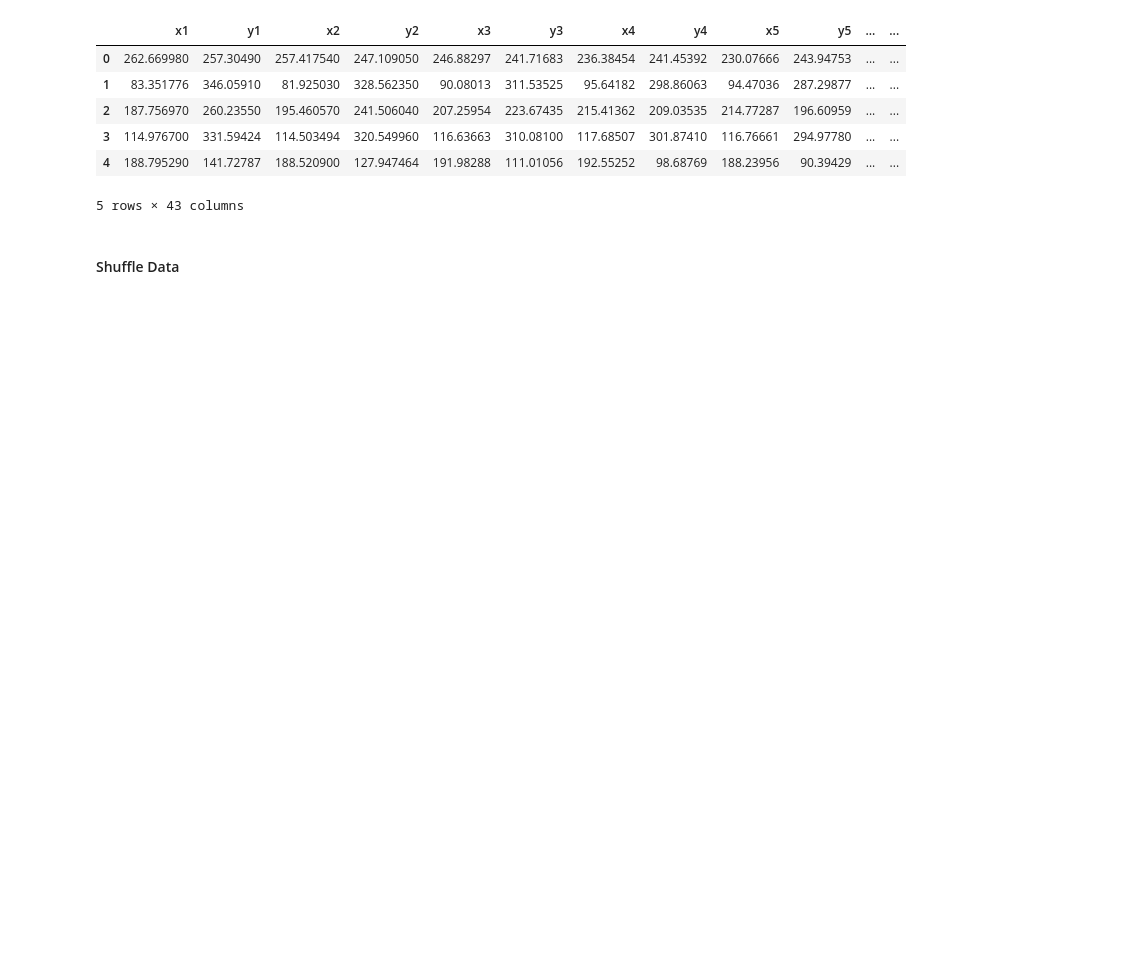
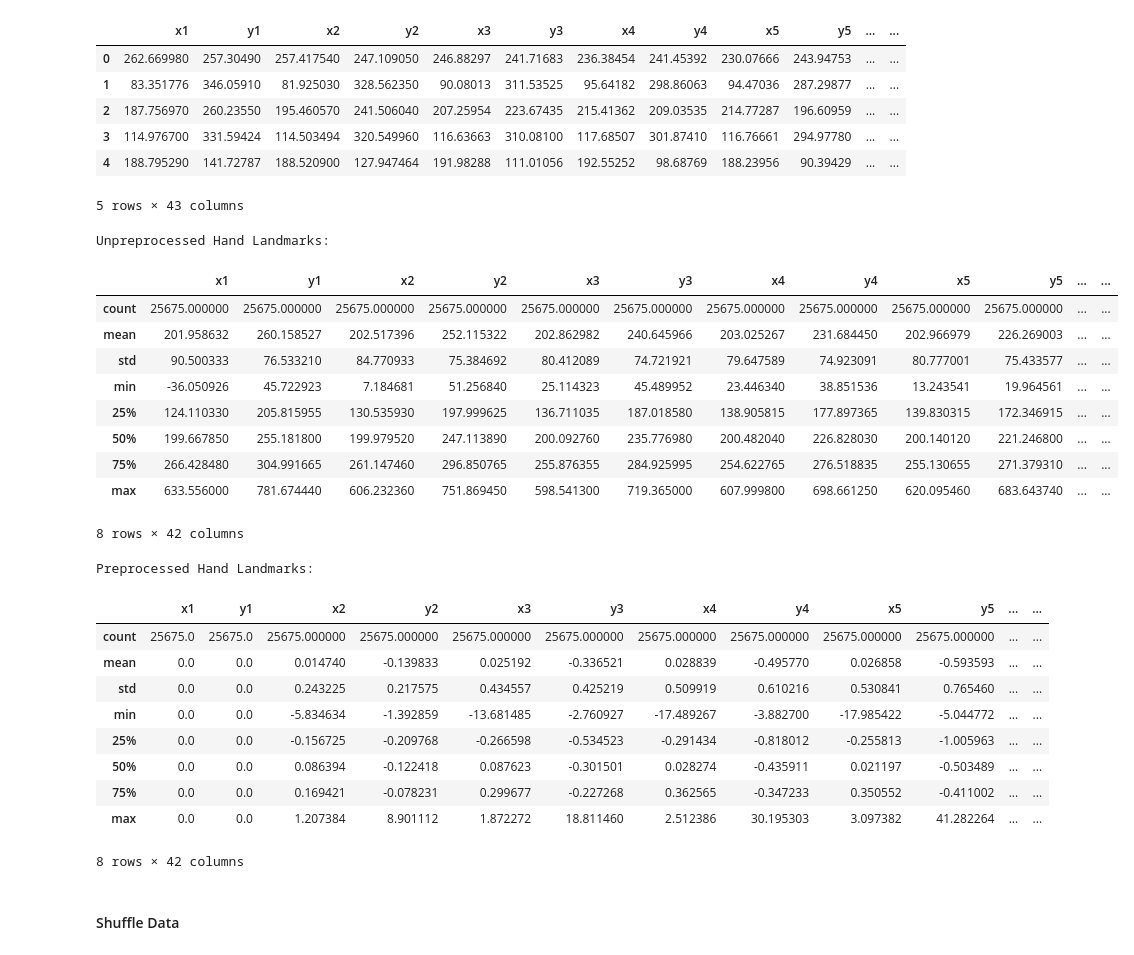
Before and after one commit to Aliha7ish/Hand_Landmarks_Detection, a Jupyter notebook: experiments/experiment_EDA_notebook.ipynb, the cells around one changed output. Saved outputs shown, nothing was run; the diff lists cells and outputs as text; code cells hidden in the pictures; blank space fills up the shorter version.

```diff
--- a/experiments/experiment_EDA_notebook.ipynb
+++ b/experiments/experiment_EDA_notebook.ipynb
@@ -159,6 +161,35 @@ df_no_z.head()
 | 3 | 114.976700 | 331.59424 | 114.503494 | 320.549960 | 116.63663 | 310.08100 | 117.68507 | 301.87410 | 116.76661 | 294.97780 | ... | ... |
 | 4 | 188.795290 | 141.72787 | 188.520900 | 127.947464 | 191.98288 | 111.01056 | 192.55252 | 98.68769 | 188.23956 | 90.39429 | ... | ... |
 5 rows × 43 columns
+# %%
+df_processed = preprocess_landmarks(df_no_z)
+print(f"Unpreprocessed Hand Landmarks:")
+display(df_no_z.describe())
+print(f"\nPreprocessed Hand Landmarks:")
+display(df_processed.describe())
+# %% [output]
+Unpreprocessed Hand Landmarks:
+|  | x1 | y1 | x2 | y2 | x3 | y3 | x4 | y4 | x5 | y5 | ... | ... |
+| count | 25675.000000 | 25675.000000 | 25675.000000 | 25675.000000 | 25675.000000 | 25675.000000 | 25675.000000 | 25675.000000 | 25675.000000 | 25675.000000 | ... | ... |
+| mean | 201.958632 | 260.158527 | 202.517396 | 252.115322 | 202.862982 | 240.645966 | 203.025267 | 231.684450 | 202.966979 | 226.269003 | ... | ... |
+| std | 90.500333 | 76.533210 | 84.770933 | 75.384692 | 80.412089 | 74.721921 | 79.647589 | 74.923091 | 80.777001 | 75.433577 | ... | ... |
+| min | -36.050926 | 45.722923 | 7.184681 | 51.256840 | 25.114323 | 45.489952 | 23.446340 | 38.851536 | 13.243541 | 19.964561 | ... | ... |
+| 25% | 124.110330 | 205.815955 | 130.535930 | 197.999625 | 136.711035 | 187.018580 | 138.905815 | 177.897365 | 139.830315 | 172.346915 | ... | ... |
+| 50% | 199.667850 | 255.181800 | 199.979520 | 247.113890 | 200.092760 | 235.776980 | 200.482040 | 226.828030 | 200.140120 | 221.246800 | ... | ... |
+| 75% | 266.428480 | 304.991665 | 261.147460 | 296.850765 | 255.876355 | 284.925995 | 254.622765 | 276.518835 | 255.130655 | 271.379310 | ... | ... |
+| max | 633.556000 | 781.674440 | 606.232360 | 751.869450 | 598.541300 | 719.365000 | 607.999800 | 698.661250 | 620.095460 | 683.643740 | ... | ... |
+8 rows × 42 columns
+Preprocessed Hand Landmarks:
+|  | x1 | y1 | x2 | y2 | x3 | y3 | x4 | y4 | x5 | y5 | ... | ... |
+| count | 25675.0 | 25675.0 | 25675.000000 | 25675.000000 | 25675.000000 | 25675.000000 | 25675.000000 | 25675.000000 | 25675.000000 | 25675.000000 | ... | ... |
+| mean | 0.0 | 0.0 | 0.014740 | -0.139833 | 0.025192 | -0.336521 | 0.028839 | -0.495770 | 0.026858 | -0.593593 | ... | ... |
+| std | 0.0 | 0.0 | 0.243225 | 0.217575 | 0.434557 | 0.425219 | 0.509919 | 0.610216 | 0.530841 | 0.765460 | ... | ... |
+| min | 0.0 | 0.0 | -5.834634 | -1.392859 | -13.681485 | -2.760927 | -17.489267 | -3.882700 | -17.985422 | -5.044772 | ... | ... |
+| 25% | 0.0 | 0.0 | -0.156725 | -0.209768 | -0.266598 | -0.534523 | -0.291434 | -0.818012 | -0.255813 | -1.005963 | ... | ... |
+| 50% | 0.0 | 0.0 | 0.086394 | -0.122418 | 0.087623 | -0.301501 | 0.028274 | -0.435911 | 0.021197 | -0.503489 | ... | ... |
+| 75% | 0.0 | 0.0 | 0.169421 | -0.078231 | 0.299677 | -0.227268 | 0.362565 | -0.347233 | 0.350552 | -0.411002 | ... | ... |
+| max | 0.0 | 0.0 | 1.207384 | 8.901112 | 1.872272 | 18.811460 | 2.512386 | 30.195303 | 3.097382 | 41.282264 | ... | ... |
+8 rows × 42 columns
 # %% [markdown]
 #### Shuffle Data
 # %%
```
Also changed, not shown: parts of 13 cells of this notebook, 4 other files.
